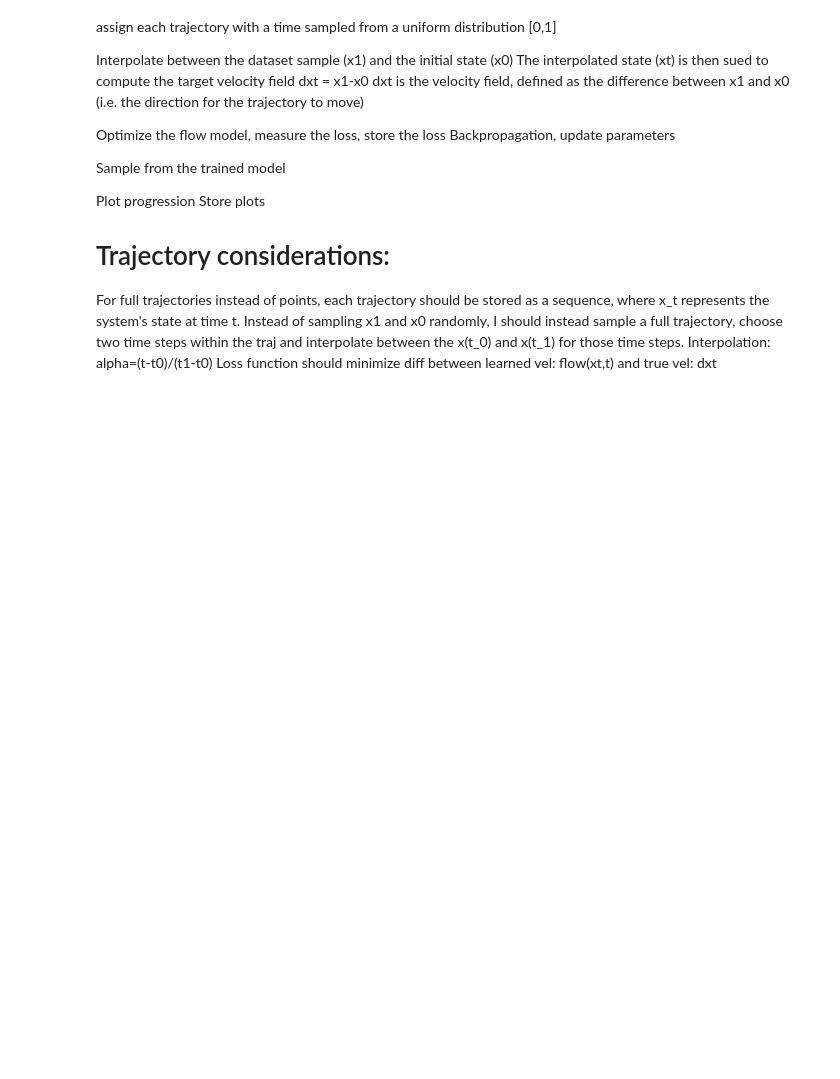
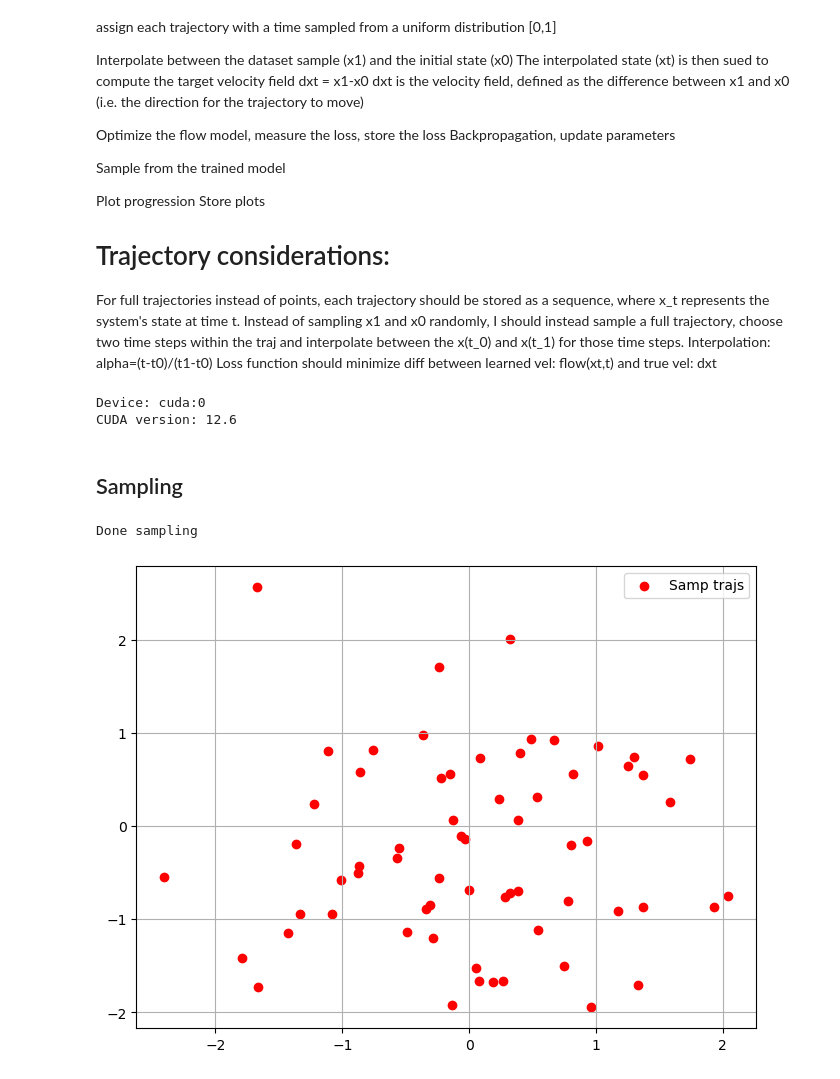
Before and after one commit to MortenHS/FlowMatching, a Jupyter notebook: fm_disp.ipynb, the cells around one changed output. Cells and saved outputs as stored; diff of their text form; code cells hidden in the pictures; blank space fills up the shorter version.

```diff
--- a/fm_disp.ipynb
+++ b/fm_disp.ipynb
@@ -42,3 +44,11 @@ import numpy as np
+# %%
+device = torch.device("cuda:0" if torch.cuda.is_available() else "cpu")
+print(f"Device: {device}")
+print(f"CUDA version: {torch.version.cuda}")
+torch.cuda.set_device('cuda:0')
+# %% [output]
+Device: cuda:0
+CUDA version: 12.6
 # %%
 class Flow(nn.Module):
     def __init__(self, dim: int = 2, h: int = 64):
@@ -56,7 +66,7 @@ class Flow(nn.Module):
         t_start = t_start.view(1, 1).expand(x_t.shape[0], 1)
         return x_t + (t_end - t_start) * self(t=t_start + (t_end - t_start) / 2, x_t= x_t + self(x_t=x_t, t=t_start) * (t_end - t_start) / 2)
 # %%
-flow = Flow()
+flow = Flow().to(device)
 optimizer = torch.optim.AdamW(flow.parameters(), 1e-3)
 loss_fn = nn.MSELoss()
 # %%
@@ -79,3 +96,42 @@ for _ in range(training_steps):
     optimizer.zero_grad() # Optimize
     loss_fn(flow(x_t, t), dx_t).backward() # Backpropagate
     optimizer.step() # Next step
+# %% [markdown]
+## Sampling
+# %%
+# Sampling parameters
+batch_size = 64
+sampling_steps = 10000
+t_start = 0.0
+t_end = 1.0
+dt = (t_end - t_start) / sampling_steps
+state_dim = 2 # Traj points are 2D
+
+# Create noisy trajectories
+flow.eval()
+losses = []
+
+with torch.no_grad():
+    x = torch.randn(batch_size, state_dim, device=device)
+    trajectory_record = [x.unsqueeze(0)] # shape: (1, batch_size, state_dim)
+
+    # Solve ODE with Euler or higher order solver (e.g RK, adaptive solvers)
+    for step in range(sampling_steps):
+        current_time = torch.tensor([t_start + step * dt], dtype=x.dtype, device=device).expand(batch_size, 1)
+        v = flow(current_time, x)
+        x = x + dt * v
+
+        trajectory_record.append(x.unsqueeze(0))
+    samp_trajs = torch.cat(trajectory_record, dim=0)
+print("Done sampling")
+
+points = samp_trajs[0, :].cpu().numpy()
+
+plt.figure(figsize=(8,6))
+plt.scatter(points[:, 0], points[:, 1], color="r", label="Samp trajs")
+plt.legend()
+plt.grid()
+plt.show()
+# %% [output]
+Done sampling
+[figure, added]
```
Also changed, not shown: parts of 2 cells of this notebook, 29 other files.
